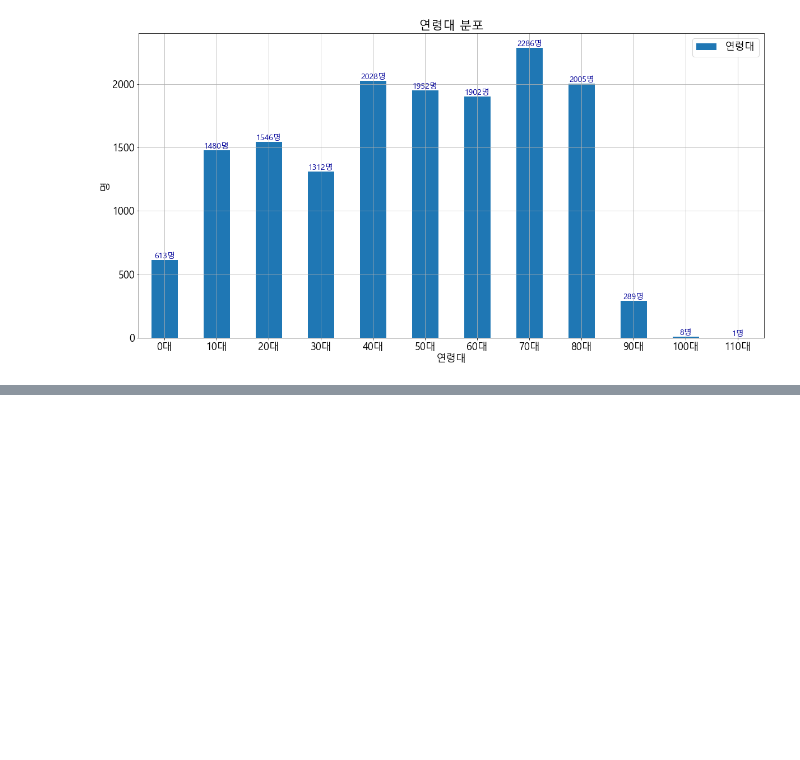
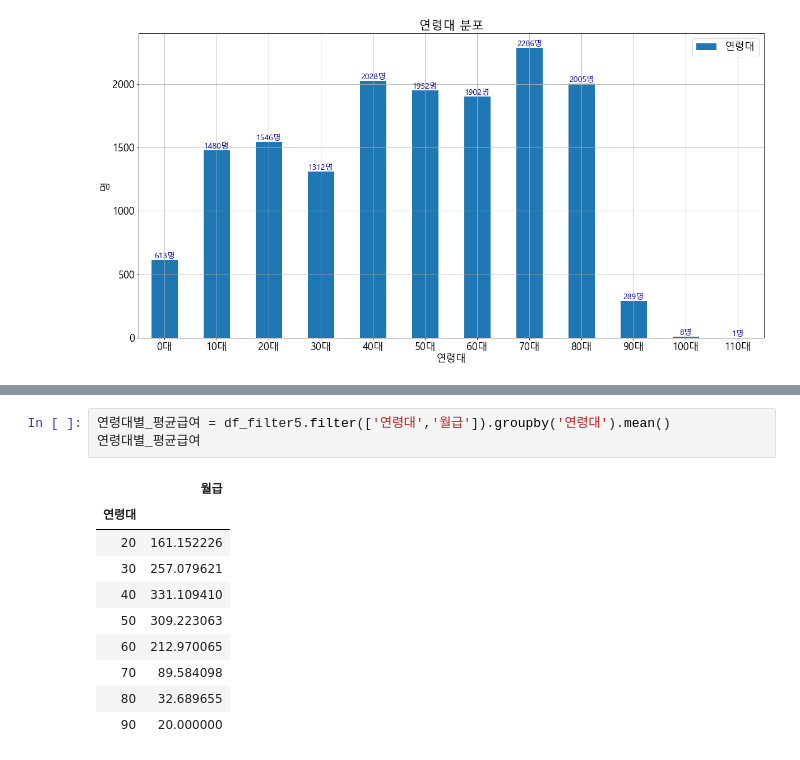
Before and after one commit to nice0001-angelo/DataAnalysis, a Jupyter notebook: 15-한국복지패널 데이터셋 분석하기.ipynb, the cells around one changed output, grey strips where cells are left out. Drawn from its saved outputs; the diff is of its cells as text; blank space fills up the shorter version.

```diff
--- a/15-한국복지패널 데이터셋 분석하기.ipynb
+++ b/15-한국복지패널 데이터셋 분석하기.ipynb
@@ -990,0 +1065,14 @@ pyplot.show()
+# %%
+연령대별_평균급여 = df_filter5.filter(['연령대','월급']).groupby('연령대').mean()
+연령대별_평균급여
+# %% [output]
+|  | 월급 |
+| 연령대 |  |
+| 20 | 161.152226 |
+| 30 | 257.079621 |
+| 40 | 331.109410 |
+| 50 | 309.223063 |
+| 60 | 212.970065 |
+| 70 | 89.584098 |
+| 80 | 32.689655 |
+| 90 | 20.000000 |
```
Also changed, not shown: parts of 7 cells of this notebook.
